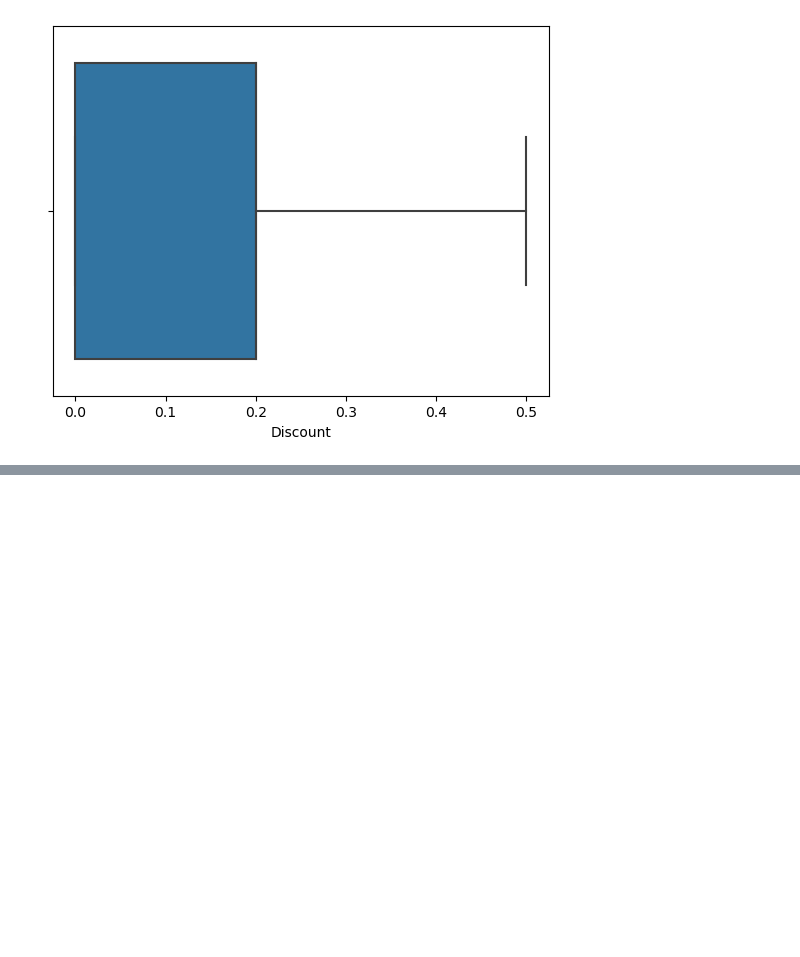
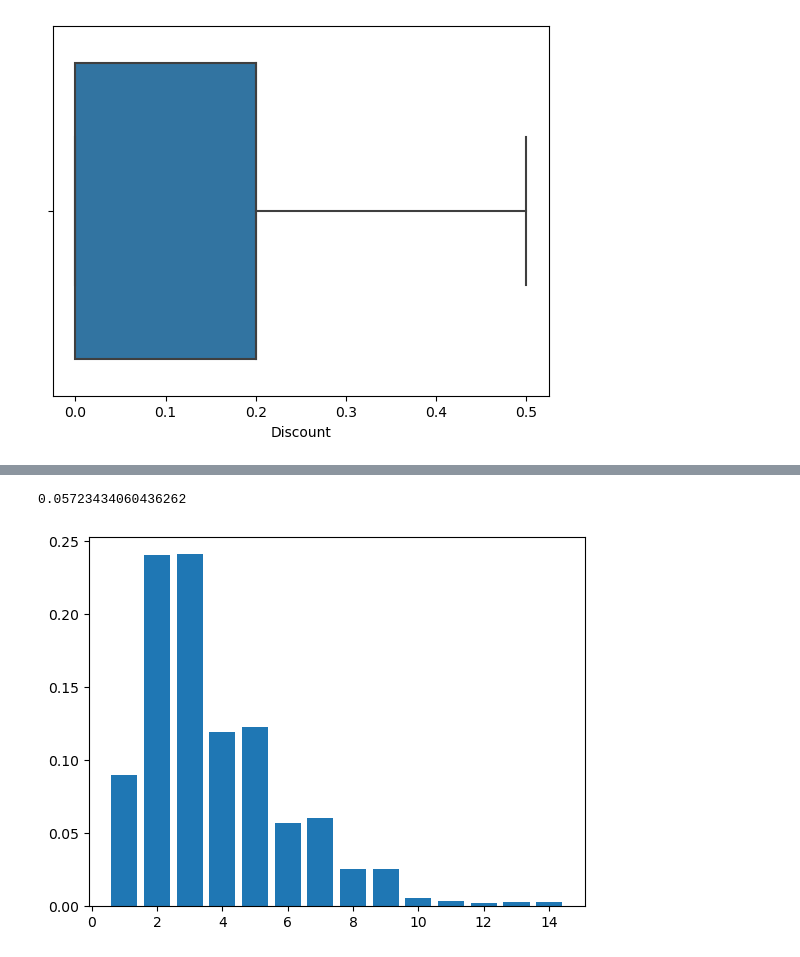
Before and after one commit to alejo-cuello/first-steps-data-science, a Jupyter notebook: code/exploring-series.ipynb, the cells around one changed output, grey strips where cells are left out. Cells and saved outputs as stored; diff of their text form; code cells hidden in the pictures; blank space fills up the shorter version.

```diff
--- a/code/exploring-series.ipynb
+++ b/code/exploring-series.ipynb
@@ -355,0 +366,9 @@ sns.boxplot(data, x='Discount',showfliers=False)
+# %%
+#Another way, using empiricaldist
+quantity = ed.Pmf.from_seq(data.Quantity, normalize=True)
+quantity.bar()
+
+print(quantity(6))
+# %% [output]
+0.05723434060436262
+[figure, added]
```
Also changed, not shown: parts of 10 cells of this notebook.
